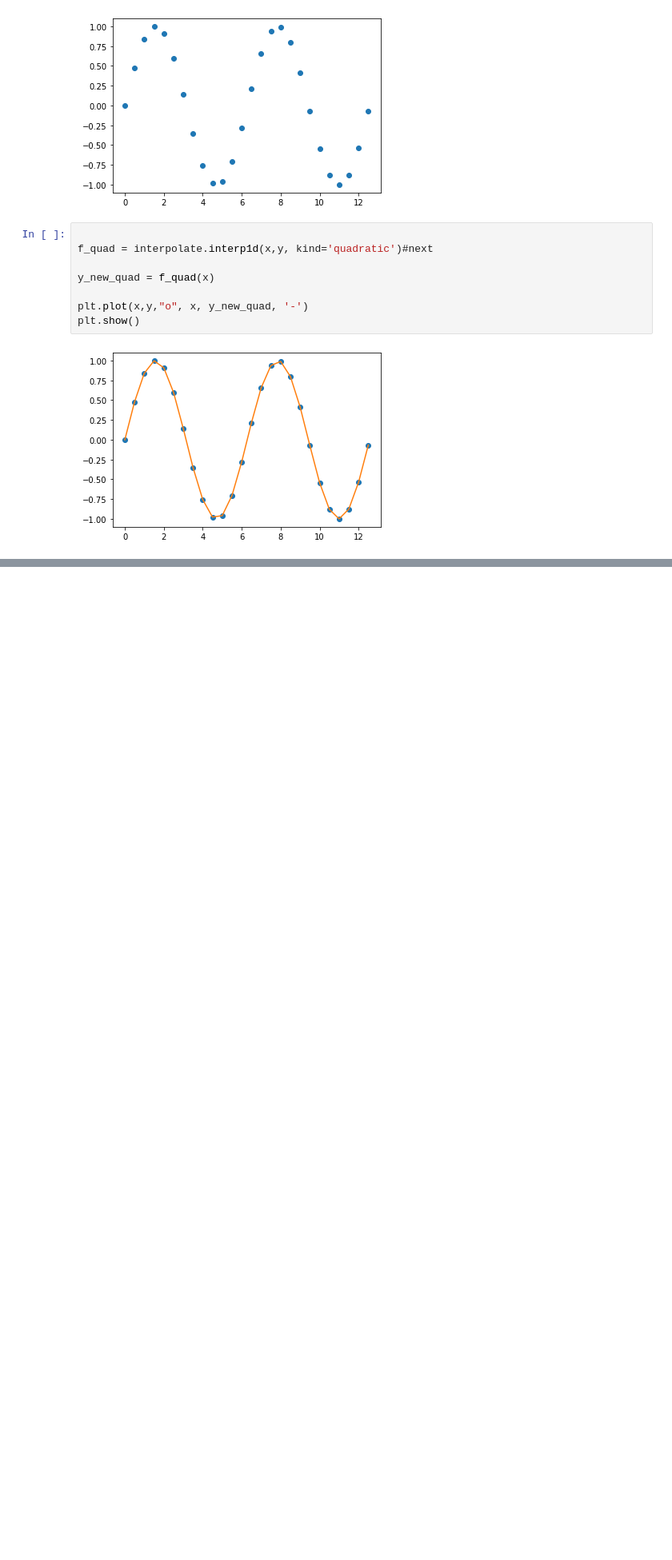
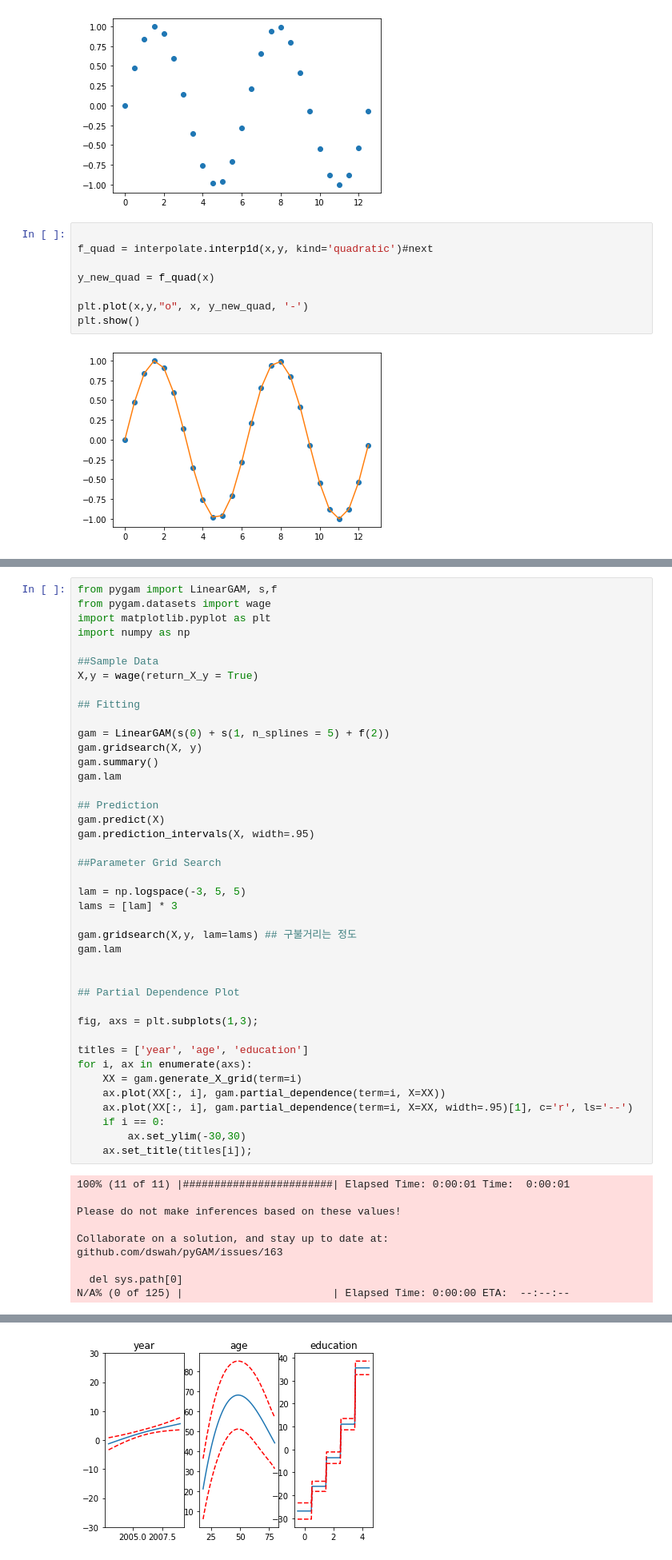
Before and after one commit to for-Statistics/Basic_statistic, a Jupyter notebook: 김선기/Stats_Polynomial.ipynb, the cells around one changed output, grey strips where cells are left out. Shown: that part at 80% size. Saved outputs shown, nothing was run; the diff lists cells and outputs as text; blank space fills up the shorter version.

```diff
--- a/김선기/Stats_Polynomial.ipynb
+++ b/김선기/Stats_Polynomial.ipynb
@@ -146,0 +162,51 @@ plt.show()
+# %%
+from pygam import LinearGAM, s,f
+from pygam.datasets import wage
+import matplotlib.pyplot as plt
+import numpy as np
+
+##Sample Data
+X,y = wage(return_X_y = True)
+
+## Fitting
+
+gam = LinearGAM(s(0) + s(1, n_splines = 5) + f(2))
+gam.gridsearch(X, y)
+gam.summary()
+gam.lam
+
+## Prediction
+gam.predict(X)
+gam.prediction_intervals(X, width=.95)
+
+##Parameter Grid Search
+
+lam = np.logspace(-3, 5, 5)
+lams = [lam] * 3
+
+gam.gridsearch(X,y, lam=lams) ## 구불거리는 정도
+gam.lam
+
+
+## Partial Dependence Plot
+
+fig, axs = plt.subplots(1,3);
+
+titles = ['year', 'age', 'education']
+for i, ax in enumerate(axs):
+    XX = gam.generate_X_grid(term=i)
+    ax.plot(XX[:, i], gam.partial_dependence(term=i, X=XX))
+    ax.plot(XX[:, i], gam.partial_dependence(term=i, X=XX, width=.95)[1], c='r', ls='--')
+    if i == 0:
+        ax.set_ylim(-30,30)
+    ax.set_title(titles[i]);
+# %% [output]
+100% (11 of 11) |########################| Elapsed Time: 0:00:01 Time:  0:00:01
+
+Please do not make inferences based on these values!
+
+Collaborate on a solution, and stay up to date at:
+github.com/dswah/pyGAM/issues/163
+
+  del sys.path[0]
+N/A% (0 of 125) |                        | Elapsed Time: 0:00:00 ETA:  --:--:--
@@ -146,0 +231 @@ plt.show()
+[figure, added]
```
Also changed, not shown: parts of 3 cells of this notebook.
